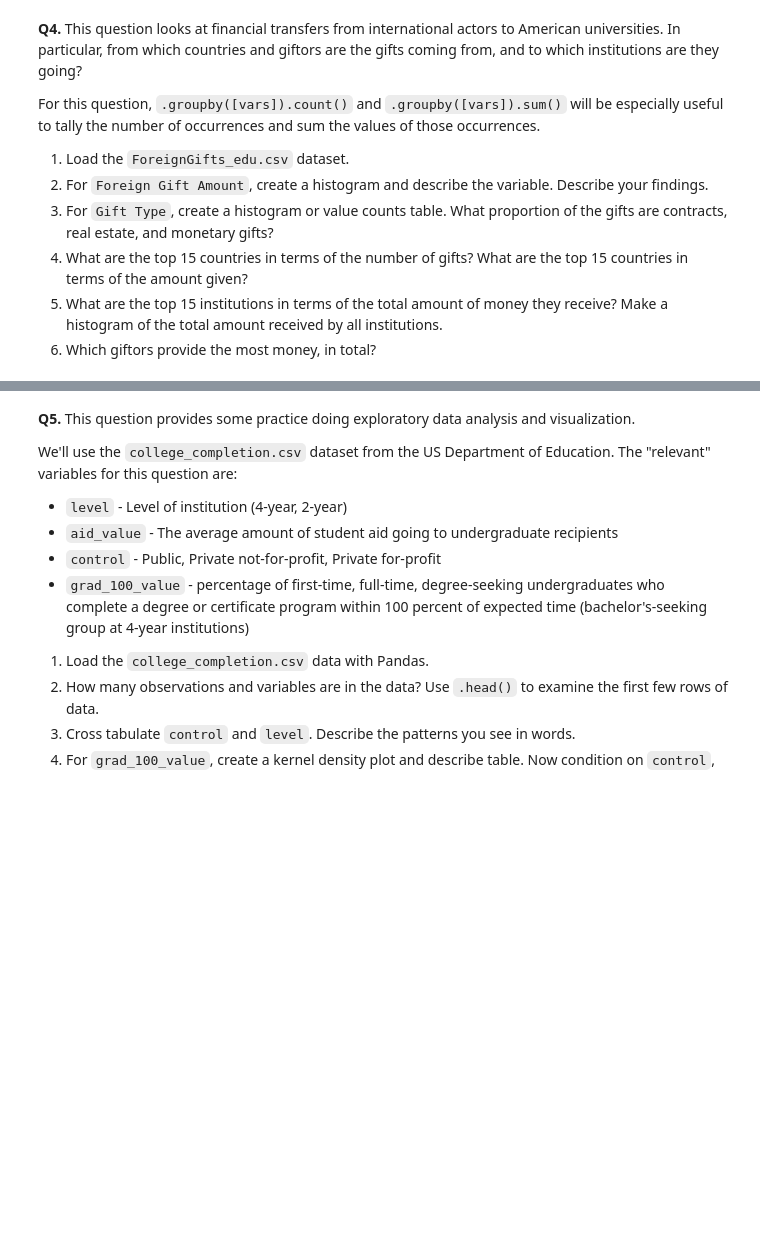
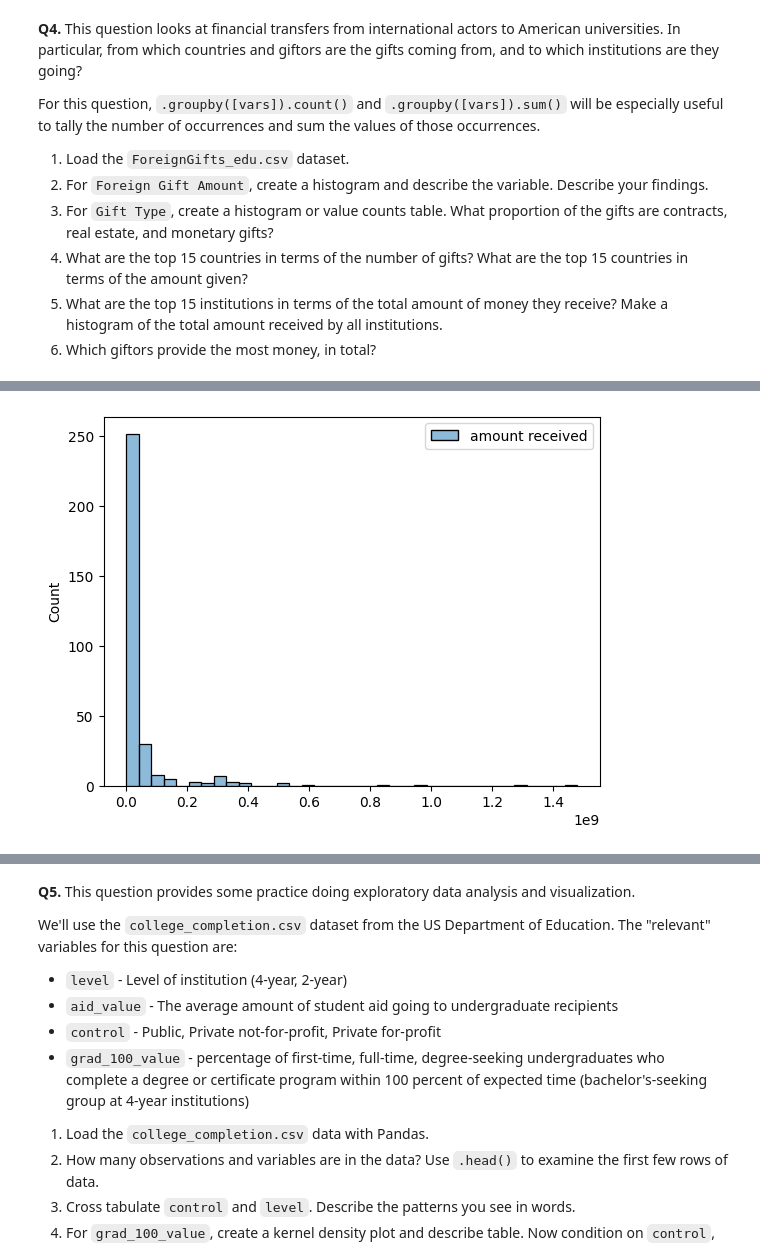
Before and after one commit to syd-nguyen/ds3021-assignments, a Jupyter notebook: assignments/01_assignment_wrangling_and_eda.ipynb, the cells around one changed output, grey strips where cells are left out. Drawn from its saved outputs; the diff is of its cells as text; code cells hidden in the pictures; blank space fills up the shorter version.

```diff
--- a/assignments/01_assignment_wrangling_and_eda.ipynb
+++ b/assignments/01_assignment_wrangling_and_eda.ipynb
@@ -331,0 +421,5 @@ For this question, `.groupby([vars]).count()` and `.groupby([vars]).sum()` will
+# %%
+# 5
+giftsReceivedByInstitutions = GIFTS.groupby(['Institution Name'])['Foreign Gift Amount'].sum().to_frame()
+giftsReceivedByInstitutions.columns = ['amount received']
+giftsReceivedByInstitutions.sort_values('amount received', ascending=False).head(15)
@@ -331,0 +444,5 @@ For this question, `.groupby([vars]).count()` and `.groupby([vars]).sum()` will
+# %%
+sns.histplot(giftsReceivedByInstitutions)
+plt.show()
+# %% [output]
+[figure, added]
```
Also changed, not shown: parts of 11 cells of this notebook.
